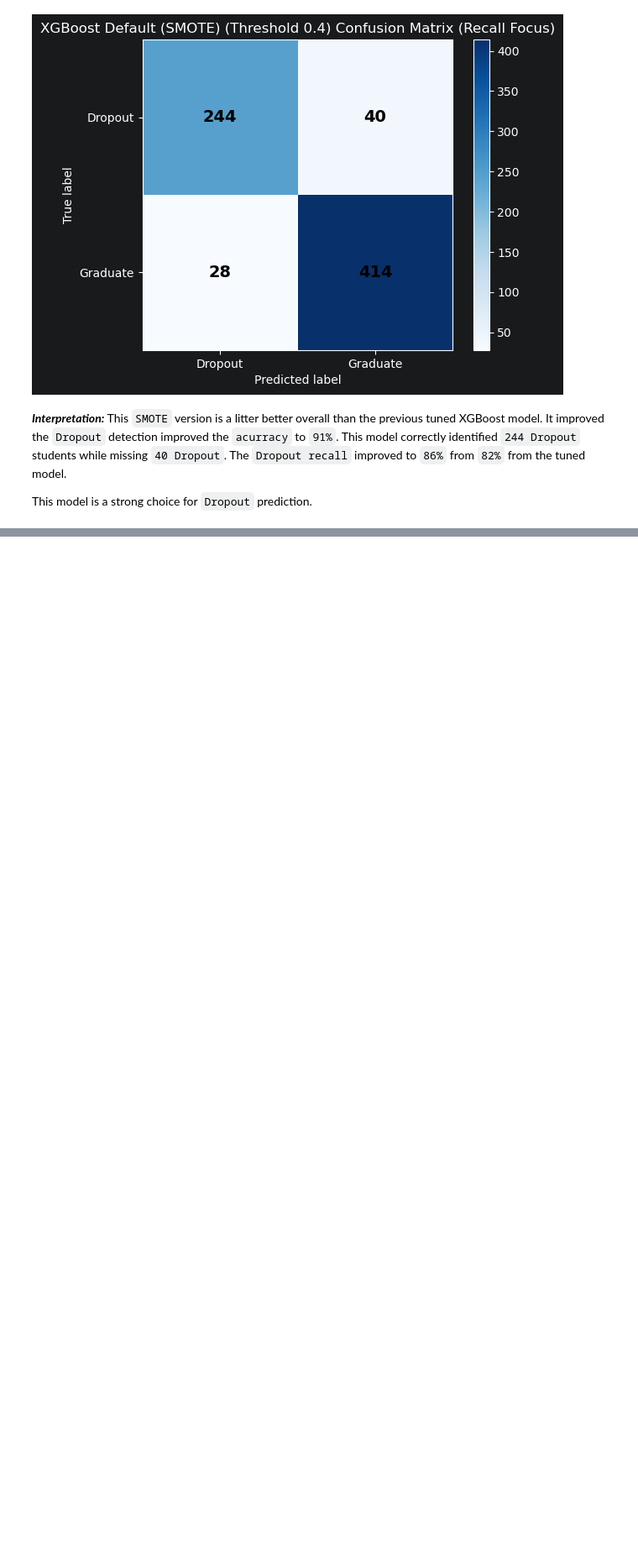
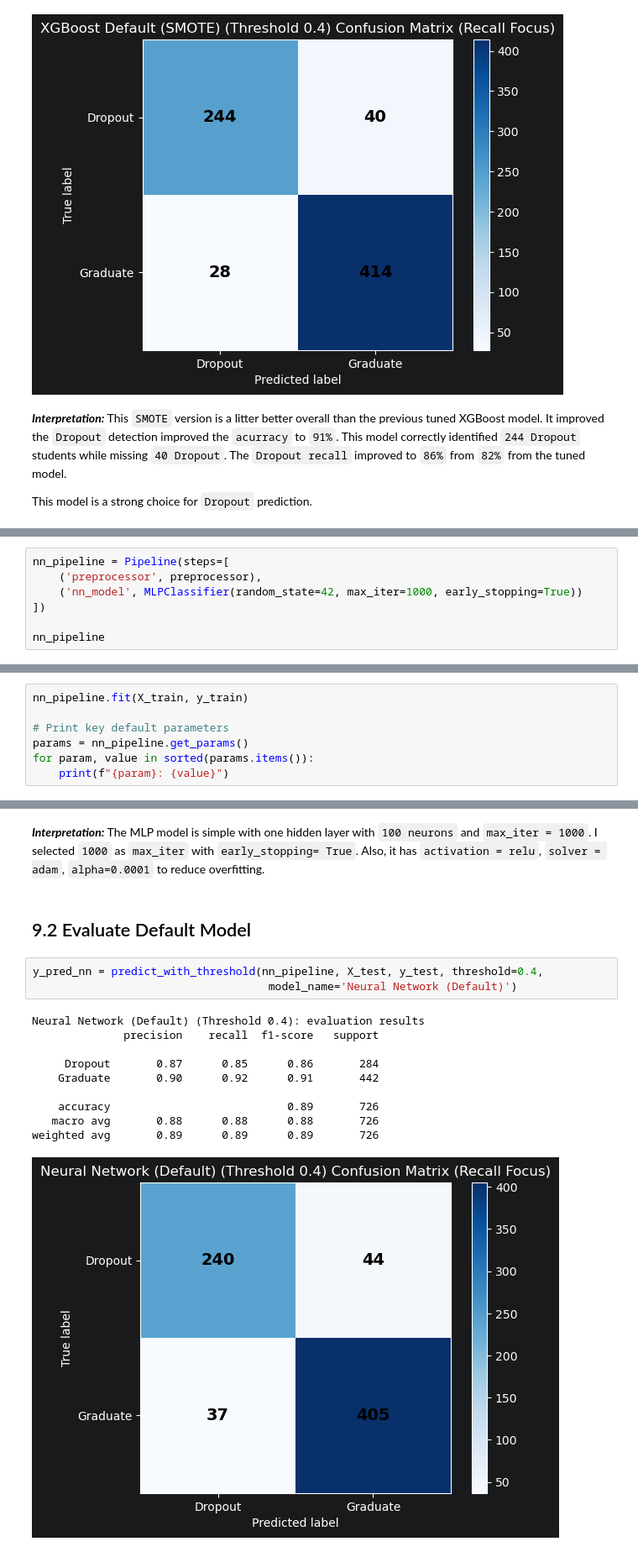
Before and after one commit to weslylaboy/student-outcome-predictor, a Jupyter notebook: notebooks/03_classification_model.ipynb, the cells around one changed output, grey strips where cells are left out. Shown at 84% size. Drawn from its saved outputs; the diff is of its cells as text; blank space fills up the shorter version.

Commit message:
Add MLPClassifier to classification notebook for neural network-based modeling.

```diff
--- a/notebooks/03_classification_model.ipynb
+++ b/notebooks/03_classification_model.ipynb
@@ -1442,0 +1326,7 @@ temp_results
+# %%
+nn_pipeline = Pipeline(steps=[
+    ('preprocessor', preprocessor),
+    ('nn_model', MLPClassifier(random_state=42, max_iter=1000, early_stopping=True))
+])
+
+nn_pipeline
@@ -1442,0 +1362,7 @@ temp_results
+# %%
+nn_pipeline.fit(X_train, y_train)
+
+# Print key default parameters
+params = nn_pipeline.get_params()
+for param, value in sorted(params.items()):
+    print(f"{param}: {value}")
@@ -1442,0 +1387,18 @@ temp_results
+# %% [markdown]
+***Interpretation:*** The MLP model is simple with one hidden layer with `100 neurons` and `max_iter = 1000`. I selected `1000` as `max_iter` with `early_stopping= True`. Also, it has `activation = relu`, `solver = adam`, `alpha=0.0001` to reduce overfitting.
+# %% [markdown]
+## 9.2 Evaluate Default Model
+# %%
+y_pred_nn = predict_with_threshold(nn_pipeline, X_test, y_test, threshold=0.4,
+                                    model_name='Neural Network (Default)')
+# %% [output]
+Neural Network (Default) (Threshold 0.4): evaluation results
+              precision    recall  f1-score   support
+
+     Dropout       0.87      0.85      0.86       284
+    Graduate       0.90      0.92      0.91       442
+
+    accuracy                           0.89       726
+   macro avg       0.88      0.88      0.88       726
+weighted avg       0.89      0.89      0.89       726
+[figure, added]
```
Also changed, not shown: parts of 29 cells of this notebook.
